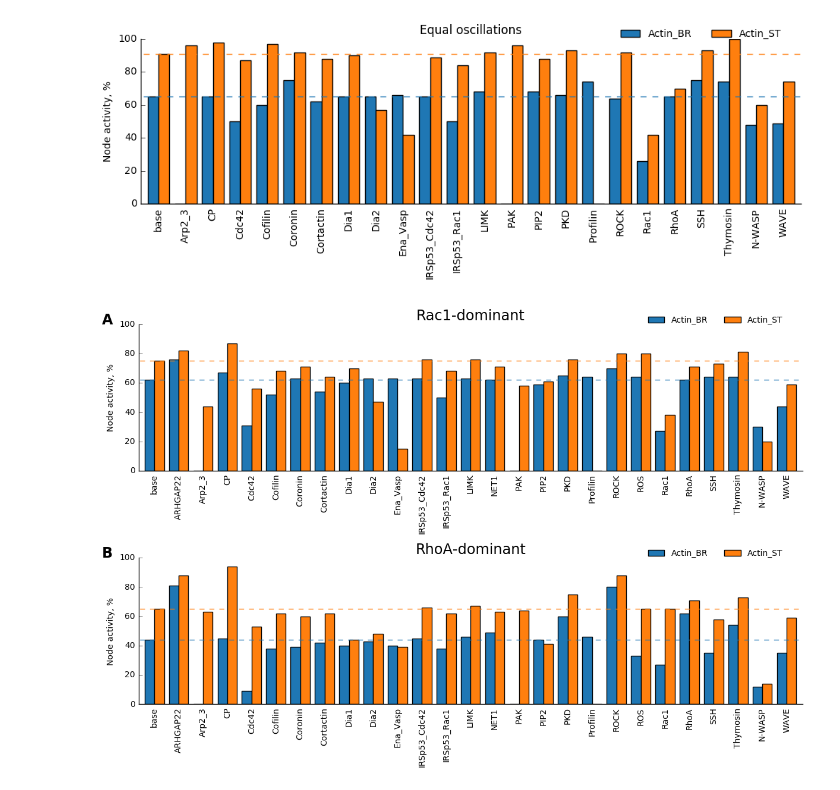
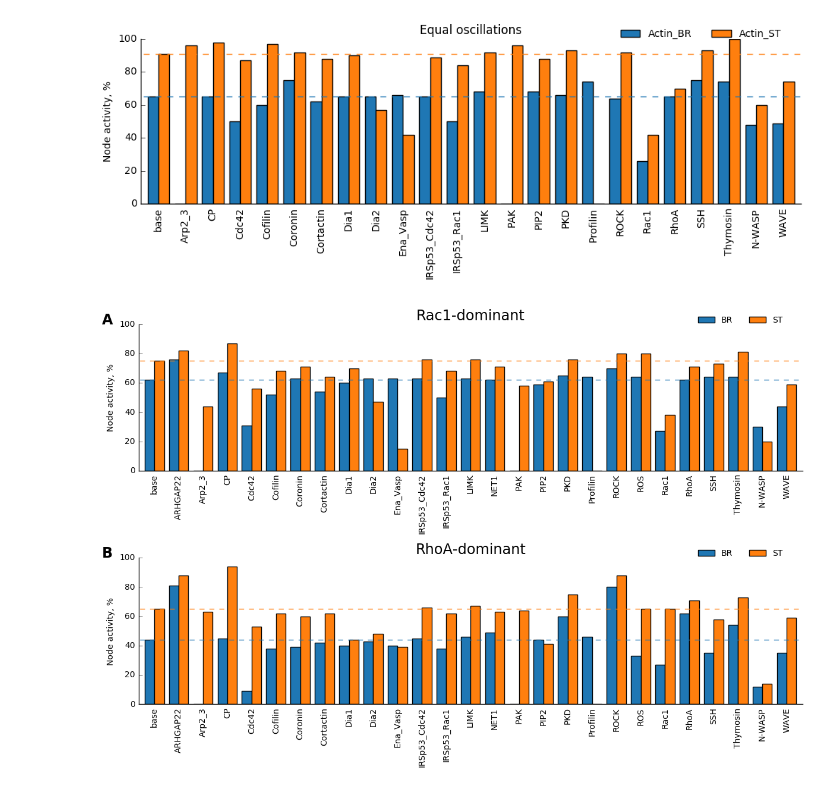
Before and after one commit to Vitaljok/actin-signaling, a Jupyter notebook: Knock-down charts.ipynb, the cells around one changed output. Saved outputs shown, nothing was run; the diff lists cells and outputs as text; code cells hidden in the pictures.

```diff
--- a/Knock-down charts.ipynb
+++ b/Knock-down charts.ipynb
@@ -17,7 +17,10 @@ for report, title in reports:
     df.rename(columns={'WASP':'N-WASP'}, inplace=True)
 #     df.rename(columns={'Arp2_3':'Arp2/3'}, inplace=True)
 
+    df.rename(columns={'Actin_BR': 'BR', 'Actin_ST': 'ST'}, inplace=True)
     df = df.transpose()
+
+
 
     colors = ['#1f77b4', '#ff7f0e']
     ax = df.plot.bar(figsize=(12, 3), width=0.8, color=colors)
@@ -59,6 +62,7 @@ def plot_report(report, title, ax, label):
 #     df.rename(columns={'Arp2_3':'Arp2/3'}, inplace=True)
 
     df = df.transpose()
+    df.rename(columns={'Actin_BR': 'BR', 'Actin_ST': 'ST'}, inplace=True)
 
     colors = ['#1f77b4', '#ff7f0e']
     df.plot.bar(width=0.8, color=colors, ax=ax)
@@ -68,34 +72,34 @@ def plot_report(report, title, ax, label):
 
     ax.spines['top'].set_visible(False)
     ax.spines['right'].set_visible(False)
     ax.xaxis.set_ticks_position('none')
     ax.yaxis.set_ticks_position('left')
 
     ax.set_ylim(top=100)
 
     # ax.grid(axis='y')
 
     ax.set_ylabel('Node activity, %')
 
 #     ax.set_title(title, loc='left', x=0.03)
     ax.set_title(title, fontsize='xx-large' )
     ax.text(-1.7, 100, label, fontsize='xx-large', fontweight='bold',
             horizontalalignment='right', verticalalignment='baseline', )
 
     br, st = df.loc['base']
 
     ax.plot([-1, 100], [br, br], linewidth=1, linestyle='--', color=colors[0])
     ax.plot([-1, 100], [st, st], linewidth=1, linestyle='--', color=colors[1])
 
 
 fig, axes = pl.subplots(2, 1, figsize=(12, 8))
 
 plot_report(reports[0][0], reports[0][1], axes[0], 'A')
 plot_report(reports[1][0], reports[1][1], axes[1], 'B')
 pl.tight_layout()
 
-pl.savefig('charts/fig_3_combined.svg', bbox_inches='tight')
-pl.savefig('charts/fig_3_combined.png', bbox_inches='tight', dpi=300)
-pl.savefig('charts/fig_3_combined.eps', bbox_inches='tight', dpi=300)
+# pl.savefig('charts/fig_3_combined.svg', bbox_inches='tight')
+# pl.savefig('charts/fig_3_combined.png', bbox_inches='tight', dpi=300)
+# pl.savefig('charts/fig_3_combined.tiff', bbox_inches='tight', dpi=300)
 # %% [output]
-[figure, old version]
+[figure, new version]
```
Also changed, not shown: 42 other files.
